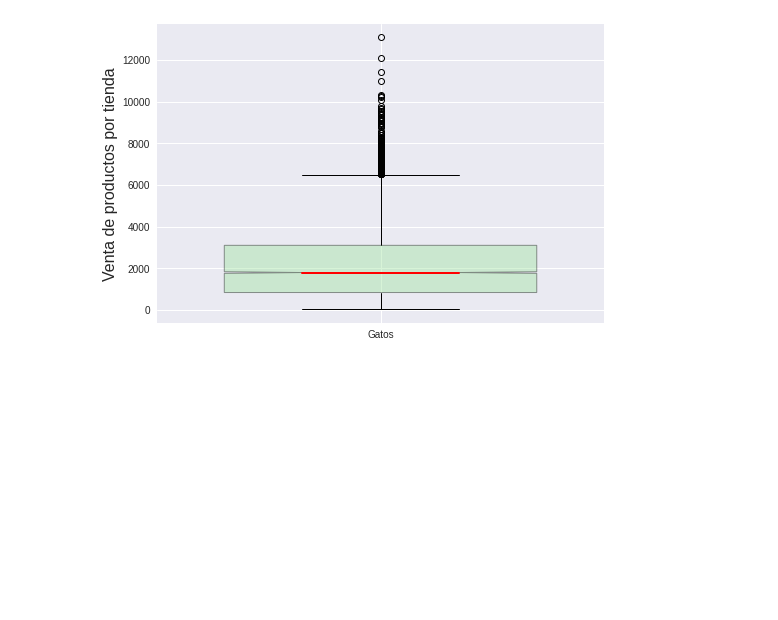
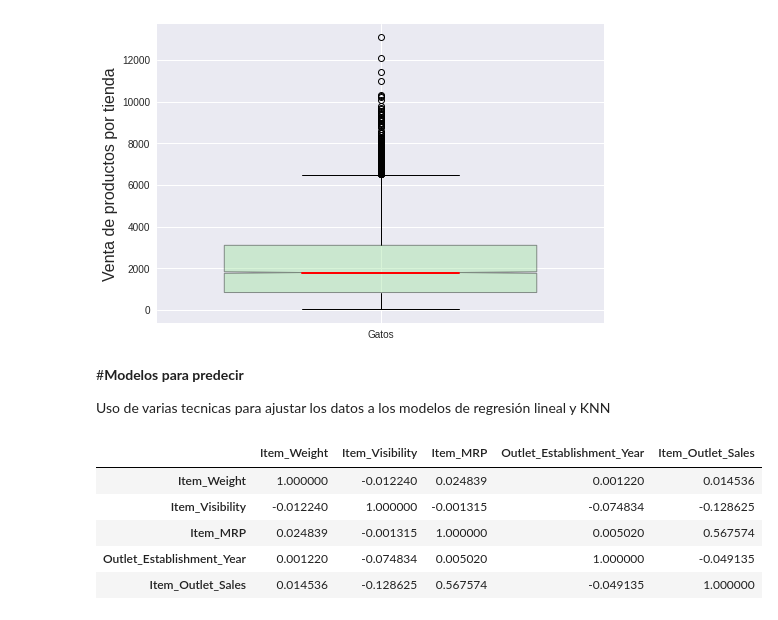
Before and after one commit to Raghnus/predicciones-ventas, a Jupyter notebook: PrediccionVentas.ipynb, the cells around one changed output. Saved outputs shown, nothing was run; the diff lists cells and outputs as text; code cells hidden in the pictures; blank space fills up the shorter version.

```diff
--- a/PrediccionVentas.ipynb
+++ b/PrediccionVentas.ipynb
@@ -293,3 +287,16 @@ plt.ylabel('Venta de productos por tienda', fontsize=16)
 # %% [output]
 Text(0, 0.5, 'Venta de productos por tienda')
 [figure]
+# %% [markdown]
+#**Modelos para predecir**
+
+Uso de varias tecnicas para ajustar los datos a los modelos de regresión lineal y KNN
+# %%
+df_ventas_clon.corr()
+# %% [output]
+|  | Item_Weight | Item_Visibility | Item_MRP | Outlet_Establishment_Year | Item_Outlet_Sales |
+| Item_Weight | 1.000000 | -0.012240 | 0.024839 | 0.001220 | 0.014536 |
+| Item_Visibility | -0.012240 | 1.000000 | -0.001315 | -0.074834 | -0.128625 |
+| Item_MRP | 0.024839 | -0.001315 | 1.000000 | 0.005020 | 0.567574 |
+| Outlet_Establishment_Year | 0.001220 | -0.074834 | 0.005020 | 1.000000 | -0.049135 |
+| Item_Outlet_Sales | 0.014536 | -0.128625 | 0.567574 | -0.049135 | 1.000000 |
```
Also changed, not shown: parts of 10 cells of this notebook.
